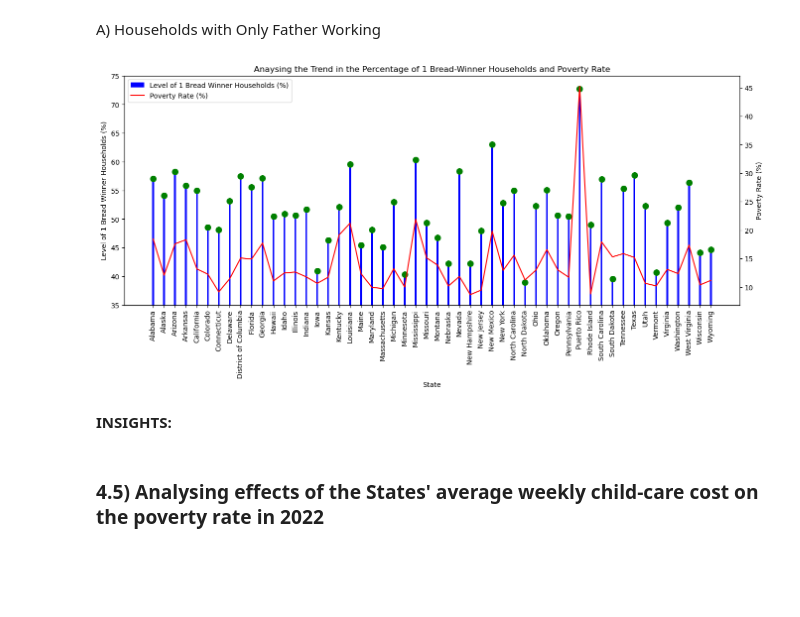
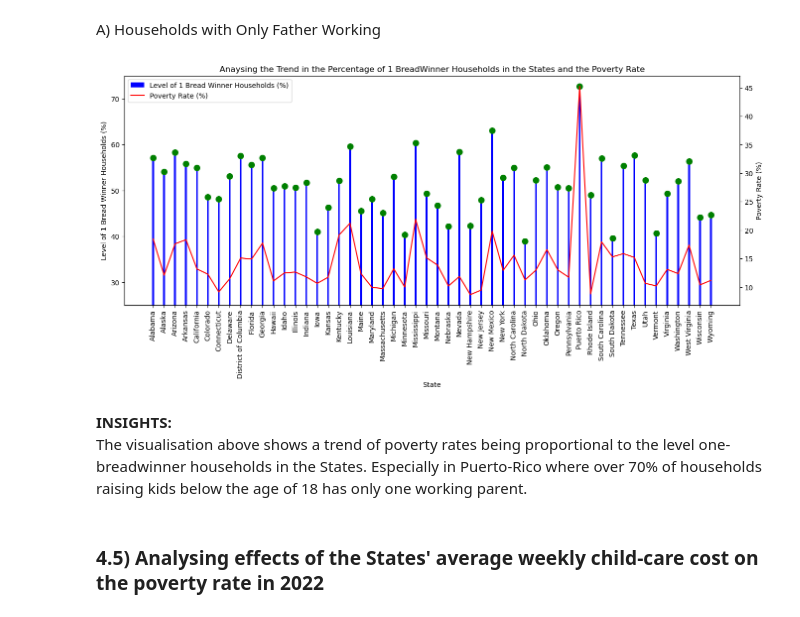
Before and after one commit to kaymighty86/us-poverty-rate-analysis, a Jupyter notebook: us_poverty_rate_analysis_notebook.ipynb, the cells around one changed output. Cells and saved outputs as stored; diff of their text form; code cells hidden in the pictures; blank space fills up the shorter version.

```diff
--- a/us_poverty_rate_analysis_notebook.ipynb
+++ b/us_poverty_rate_analysis_notebook.ipynb
@@ -761,26 +828,27 @@ A) Households with Only Father Working
 # %%
 fig, ax1 = plt.subplots(figsize=(16,6))
 ax1.bar(x = states_data["State Name"], height= household_ratio_data["ratio_1_breadwinner_hh(%)"], width=0.16, color="blue", label="Level of 1 Bread Winner Households (%)")
 ax1.scatter(x = states_data["State Name"], y = household_ratio_data["ratio_1_breadwinner_hh(%)"], s=70, c="green")
-ax1.set_ylim(bottom=35, top=75)
+ax1.set_ylim(bottom=25, top=75)
 ax1.set_xlabel("State")
 ax1.set_ylabel("Level of 1 Bread Winner Households (%)")
 handles1, label1 = ax1.get_legend_handles_labels()
 
 plt.xticks(rotation = 90)
 
 ax2 = ax1.twinx()
 ax2.plot(states_data["Poverty Rate (%)"], color="red", label="Poverty Rate (%)")
 ax2.set_ylabel("Poverty Rate (%)")
 handles2, label2 = ax2.get_legend_handles_labels()
 
 ax1.legend(handles= handles1 + handles2, labels= label1 + label2, loc="best")
-plt.title("Anaysing the Trend in the Percentage of 1 Bread-Winner Households and Poverty Rate")
+plt.title("Anaysing the Trend in the Percentage of 1 BreadWinner Households in the States and the Poverty Rate")
 plt.show()
 # %% [output]
-[figure, old version]
+[figure, new version]
 # %% [markdown]
 **INSIGHTS:**
+The visualisation above shows a trend of poverty rates being proportional to the level one-breadwinner households in the States. Especially in Puerto-Rico where over 70% of households raising kids below the age of 18 has only one working parent.
 # %% [markdown]
 ### 4.5) Analysing effects of the States' average weekly child-care cost on the poverty rate in 2022
 # %%
```
Also changed, not shown: parts of 28 cells of this notebook.
